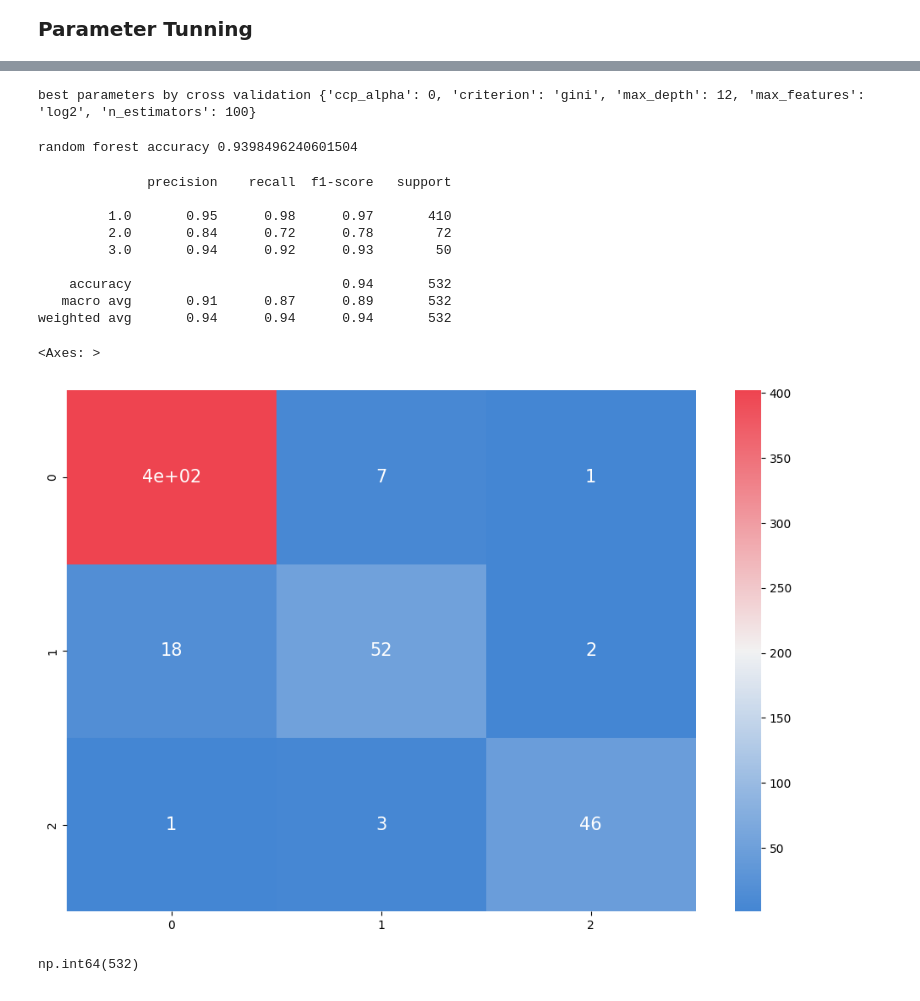
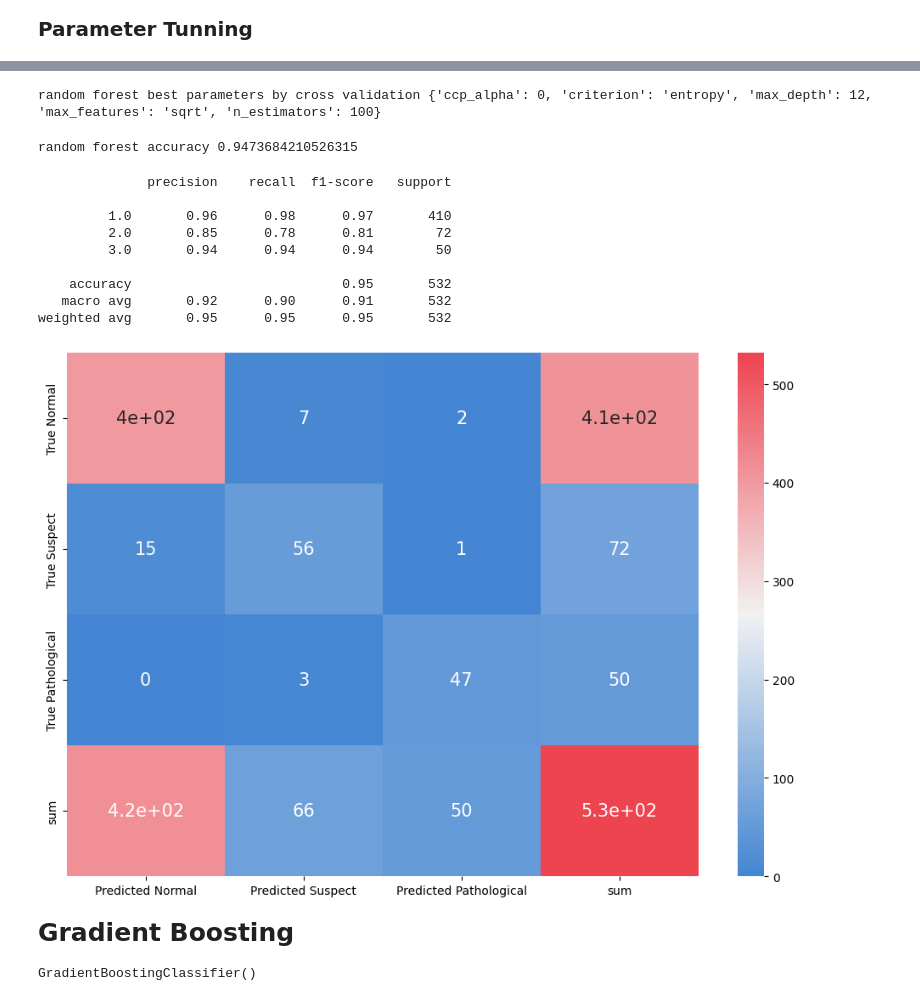
Before and after one commit to yuki172/fetal-health-classification, a Jupyter notebook: main.ipynb, the cells around one changed output, grey strips where cells are left out. Drawn from its saved outputs; the diff is of its cells as text; code cells hidden in the pictures.

Commit message:
gradient boost

```diff
--- a/main.ipynb
+++ b/main.ipynb
@@ -512,44 +517,43 @@ NameError: name 'cv_rg' is not defined
 # %%
-print('best parameters by cross validation', cv_rf.best_params_)
+print('random forest best parameters by cross validation', cv_rf.best_params_)
 # %% [output]
-best parameters by cross validation {'ccp_alpha': 0, 'criterion': 'gini', 'max_depth': 12, 'max_features': 'log2', 'n_estimators': 100}
+random forest best parameters by cross validation {'ccp_alpha': 0, 'criterion': 'entropy', 'max_depth': 12, 'max_features': 'sqrt', 'n_estimators': 100}
 # %%
-y_preds = cv_rf.predict(X_test)
+y_rf_preds = cv_rf.predict(X_test)
 
-print('random forest accuracy', accuracy_score(y_test, y_preds))
+print('random forest accuracy', accuracy_score(y_test, y_rf_preds))
 # %% [output]
-random forest accuracy 0.9398496240601504
+random forest accuracy 0.9473684210526315
 # %%
-print(classification_report(y_test, y_preds))
+print('random forest classification report', classification_report(y_test, y_rf_preds))
 # %% [output]
               precision    recall  f1-score   support
 
-         1.0       0.95      0.98      0.97       410
-         2.0       0.84      0.72      0.78        72
-         3.0       0.94      0.92      0.93        50
+         1.0       0.96      0.98      0.97       410
+         2.0       0.85      0.78      0.81        72
+         3.0       0.94      0.94      0.94        50
 
-    accuracy                           0.94       532
-   macro avg       0.91      0.87      0.89       532
-weighted avg       0.94      0.94      0.94       532
+    accuracy                           0.95       532
+   macro avg       0.92      0.90      0.91       532
+weighted avg       0.95      0.95      0.95       532
+# %%
+cmap = sns.diverging_palette(250, 10, s=80, l=55, n=9, as_cmap=True)
+x_axis_labels = ['Predicted Normal','Predicted Suspect', 'Predicted Pathological', 'sum']
+y_axis_labels = ['True Normal','True Suspect', 'True Pathological', 'sum']
+
+
+def get_confusion_plot(y_test, y_preds):
+    plt.subplots(figsize=(12,8))
+    cf_matrix = confusion_matrix(y_test, y_preds)
+
+    cf_matrix = np.hstack((cf_matrix, cf_matrix.sum(axis=1).reshape(-1,1)))
+    cf_matrix = np.vstack((cf_matrix, cf_matrix.sum(axis=0).reshape(1,-1)))
+
+
+    sns.heatmap(cf_matrix, cmap=cmap, xticklabels=x_axis_labels, yticklabels=y_axis_labels, annot = True, annot_kws = {'size':15})
 # %%
-# cofusion matrix
-cmap = sns.diverging_palette(250, 10, s=80, l=55, n=9, as_cmap=True)
-
-plt.subplots(figsize=(12,8))
-cf_matrix = confusion_matrix(y_test, y_preds)
-
-cf_matrix = np.hstack((cf_matrix,cf_matrix.sum(axis=1).reshape(-1,1)))
-cf_matrix = np.vstack((cf_matrix,cf_matrix.sum(axis=0).reshape(1,-1)))
-
-x_axis_labels = ['Predicted Normal','Predicted Suspect', 'Predicted Pathological', 'sum'] # labels for x-axis
-y_axis_labels = ['True Normal','Predicted Suspect', 'Predicted Pathological', 'sum'] # labels for y-axis
-
-
-sns.heatmap(cf_matrix, cmap=cmap, xticklabels=x_axis_labels, yticklabels=y_axis_labels, annot = True, annot_kws = {'size':15})
+get_confusion_plot(y_test, y_rf_preds)
 # %% [output]
-<Axes: >
-[figure, old version]
+[figure, new version]
-# %%
-np.sum(cf_matrix)
-# %% [output]
-np.int64(532)
+# %% [markdown]
+<div style="font-size: 25px"><b>Gradient Boosting</b></div>
@@ -555,0 +564,4 @@ np.int64(532)
+# %%
+gradient_boosting_default.fit(X_train, y_train)
+# %% [output]
+GradientBoostingClassifier()
```
Also changed, not shown: parts of 24 cells of this notebook.
